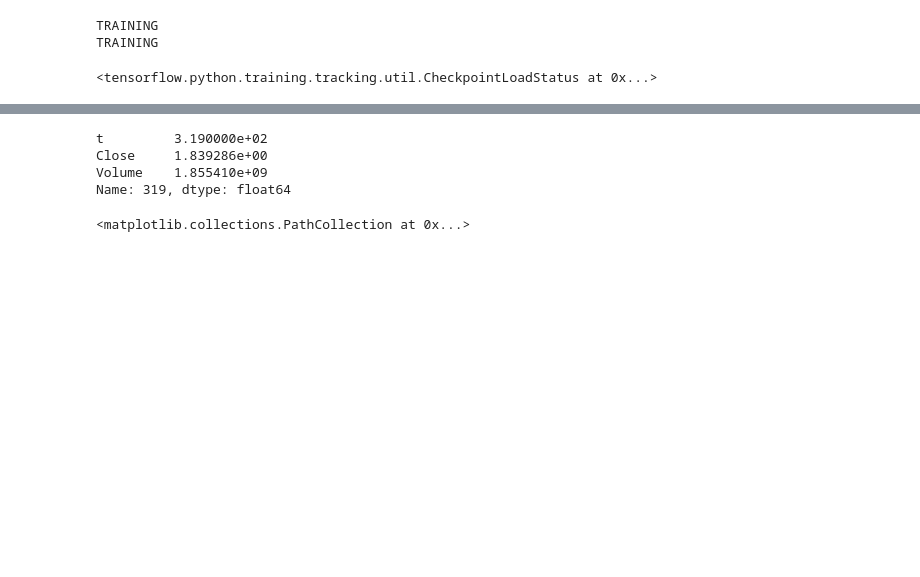
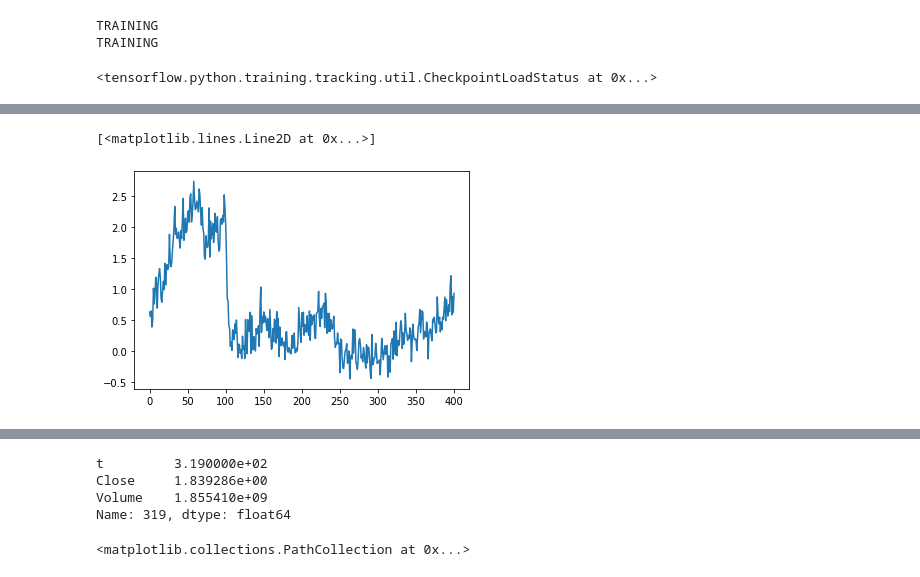
Before and after one commit to jlee118/VAECJ, a Jupyter notebook: VRNNGAN_Apple.ipynb, the cells around one changed output, grey strips where cells are left out. Saved outputs shown, nothing was run; the diff lists cells and outputs as text; code cells hidden in the pictures; blank space fills up the shorter version.

```diff
--- a/VRNNGAN_Apple.ipynb
+++ b/VRNNGAN_Apple.ipynb
@@ -103,0 +100,11 @@ plt.plot(np.exp(output_log_var[:,-1,0]))
+# %%
+upper = output_mean[:, -1, :].flatten() +  2 * np.exp(output_log_var[:,-1,0]).flatten()
+lower = output_mean[:, -1, :].flatten() -  2 *np.exp(output_log_var[:,-1,0]).flatten()
+y = output_mean[:, -1, :].flatten()
+std = np.exp(output_log_var[:,-1,0]).flatten()
+x = np.asarray(range(y.shape[0]))
+# %%
+plt.plot(y - 2*std)
+# %% [output]
+[<matplotlib.lines.Line2D at 0x...>]
+[figure, added]
```
Also changed, not shown: parts of 23 cells of this notebook, 17 other files.
